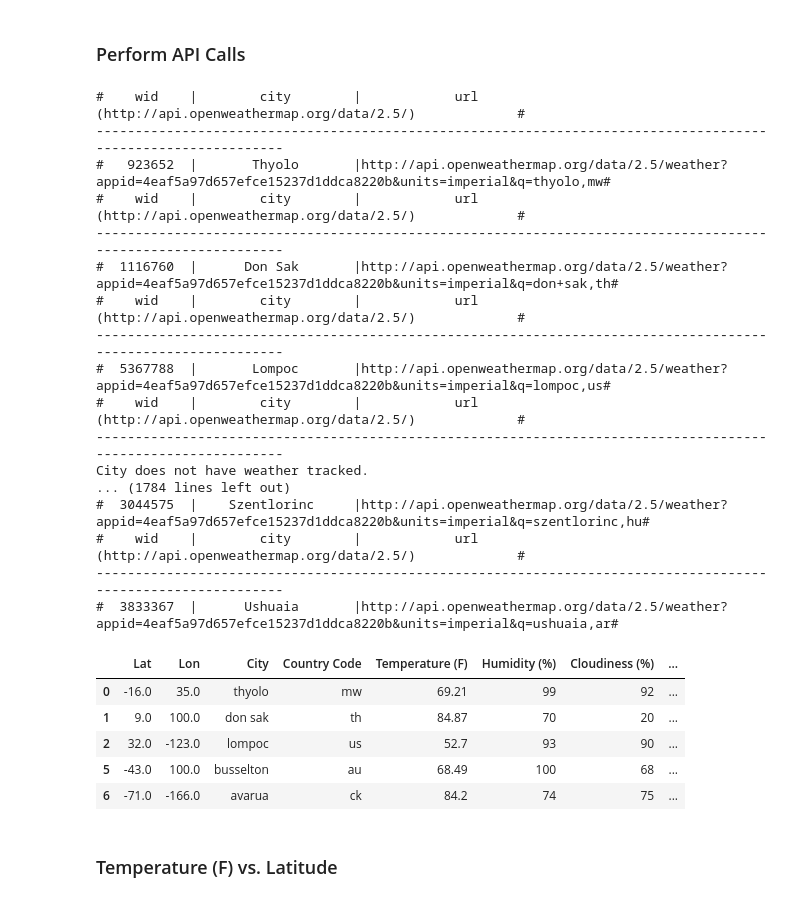
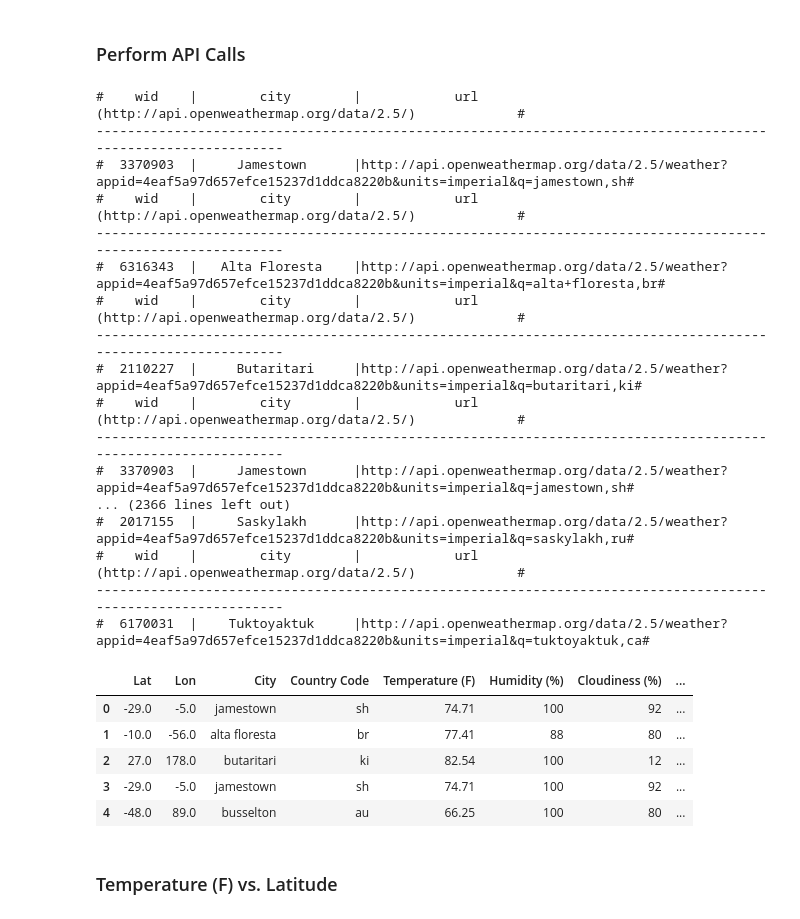
Before and after one commit to abimvas/DataScience, a Jupyter notebook: PythonAPIs/WeatherPy.ipynb, the cells around one changed output. Saved outputs shown, nothing was run; the diff lists cells and outputs as text; code cells hidden in the pictures.

Commit message:
updating data

```diff
--- a/PythonAPIs/WeatherPy.ipynb
+++ b/PythonAPIs/WeatherPy.ipynb
@@ -16,8 +24,8 @@ import json
 import seaborn as sns
 # %%
 # generate random lat and long
-ran_lat = np.random.randint(-90, 90, size=600)
-ran_lon = np.random.randint(-180, 180, size=600)
+ran_lat = np.random.randint(-90, 90, size=800)
+ran_lon = np.random.randint(-180, 180, size=800)
 
 # create dataframe to hold the goods
 latlon_df = pd.DataFrame({'Lat':ran_lat, 'Lon':ran_lon}).astype(float)
@@ -77,44 +85,46 @@ for index, row in latlon_df.iterrows():
     except:
         #print("Missing field... skipping.")
         latlon_df.at[index, "Temperature (F)"] = "NaN"
         latlon_df.at[index, "Humidity (%)"] = "NaN"
         latlon_df.at[index, "Cloudiness (%)"] = "NaN"
         latlon_df.at[index, "Windspeed (mph)"] = "NaN"
 
         latlon_df = latlon_df[~latlon_df['Temperature (F)'].isin(['NaN'])]
 
 # cities and urls
     try:
         print(header)
         print("".join(["-" for i in range(110)]))
         print(template.format(cities_lat_lon["id"], cities_lat_lon["name"], target_url))
     except KeyError:
         print("City does not have weather tracked.")
 
+latlon_df.drop_duplicates(subset=["City", "Country Code",])
+
 latlon_df.head()
 # %% [output]
 #    wid    |        city        |            url (http://api.openweathermap.org/data/2.5/)             #
 --------------------------------------------------------------------------------------------------------------
-#   923652  |       Thyolo       |http://api.openweathermap.org/data/2.5/weather?appid=4eaf5a97d657efce15237d1ddca8220b&units=imperial&q=thyolo,mw#
+#  3370903  |     Jamestown      |http://api.openweathermap.org/data/2.5/weather?appid=4eaf5a97d657efce15237d1ddca8220b&units=imperial&q=jamestown,sh#
 #    wid    |        city        |            url (http://api.openweathermap.org/data/2.5/)             #
 --------------------------------------------------------------------------------------------------------------
-#  1116760  |      Don Sak       |http://api.openweathermap.org/data/2.5/weather?appid=4eaf5a97d657efce15237d1ddca8220b&units=imperial&q=don+sak,th#
+#  6316343  |   Alta Floresta    |http://api.openweathermap.org/data/2.5/weather?appid=4eaf5a97d657efce15237d1ddca8220b&units=imperial&q=alta+floresta,br#
 #    wid    |        city        |            url (http://api.openweathermap.org/data/2.5/)             #
 --------------------------------------------------------------------------------------------------------------
-#  5367788  |       Lompoc       |http://api.openweathermap.org/data/2.5/weather?appid=4eaf5a97d657efce15237d1ddca8220b&units=imperial&q=lompoc,us#
+#  2110227  |     Butaritari     |http://api.openweathermap.org/data/2.5/weather?appid=4eaf5a97d657efce15237d1ddca8220b&units=imperial&q=butaritari,ki#
 #    wid    |        city        |            url (http://api.openweathermap.org/data/2.5/)             #
 --------------------------------------------------------------------------------------------------------------
-City does not have weather tracked.
-... (1784 lines left out)
-#  3044575  |    Szentlorinc     |http://api.openweathermap.org/data/2.5/weather?appid=4eaf5a97d657efce15237d1ddca8220b&units=imperial&q=szentlorinc,hu#
+#  3370903  |     Jamestown      |http://api.openweathermap.org/data/2.5/weather?appid=4eaf5a97d657efce15237d1ddca8220b&units=imperial&q=jamestown,sh#
+... (2366 lines left out)
+#  2017155  |     Saskylakh      |http://api.openweathermap.org/data/2.5/weather?appid=4eaf5a97d657efce15237d1ddca8220b&units=imperial&q=saskylakh,ru#
 #    wid    |        city        |            url (http://api.openweathermap.org/data/2.5/)             #
 --------------------------------------------------------------------------------------------------------------
-#  3833367  |      Ushuaia       |http://api.openweathermap.org/data/2.5/weather?appid=4eaf5a97d657efce15237d1ddca8220b&units=imperial&q=ushuaia,ar#
+#  6170031  |    Tuktoyaktuk     |http://api.openweathermap.org/data/2.5/weather?appid=4eaf5a97d657efce15237d1ddca8220b&units=imperial&q=tuktoyaktuk,ca#
 |  | Lat | Lon | City | Country Code | Temperature (F) | Humidity (%) | Cloudiness (%) | ... |
-| 0 | -16.0 | 35.0 | thyolo | mw | 69.21 | 99 | 92 | ... |
-| 1 | 9.0 | 100.0 | don sak | th | 84.87 | 70 | 20 | ... |
-| 2 | 32.0 | -123.0 | lompoc | us | 52.7 | 93 | 90 | ... |
-| 5 | -43.0 | 100.0 | busselton | au | 68.49 | 100 | 68 | ... |
-| 6 | -71.0 | -166.0 | avarua | ck | 84.2 | 74 | 75 | ... |
+| 0 | -29.0 | -5.0 | jamestown | sh | 74.71 | 100 | 92 | ... |
+| 1 | -10.0 | -56.0 | alta floresta | br | 77.41 | 88 | 80 | ... |
+| 2 | 27.0 | 178.0 | butaritari | ki | 82.54 | 100 | 12 | ... |
+| 3 | -29.0 | -5.0 | jamestown | sh | 74.71 | 100 | 92 | ... |
+| 4 | -48.0 | 89.0 | busselton | au | 66.25 | 100 | 80 | ... |
 # %% [markdown]
 ### Temperature (F) vs. Latitude ###
```
Also changed, not shown: parts of 6 cells of this notebook, 5 other files.
